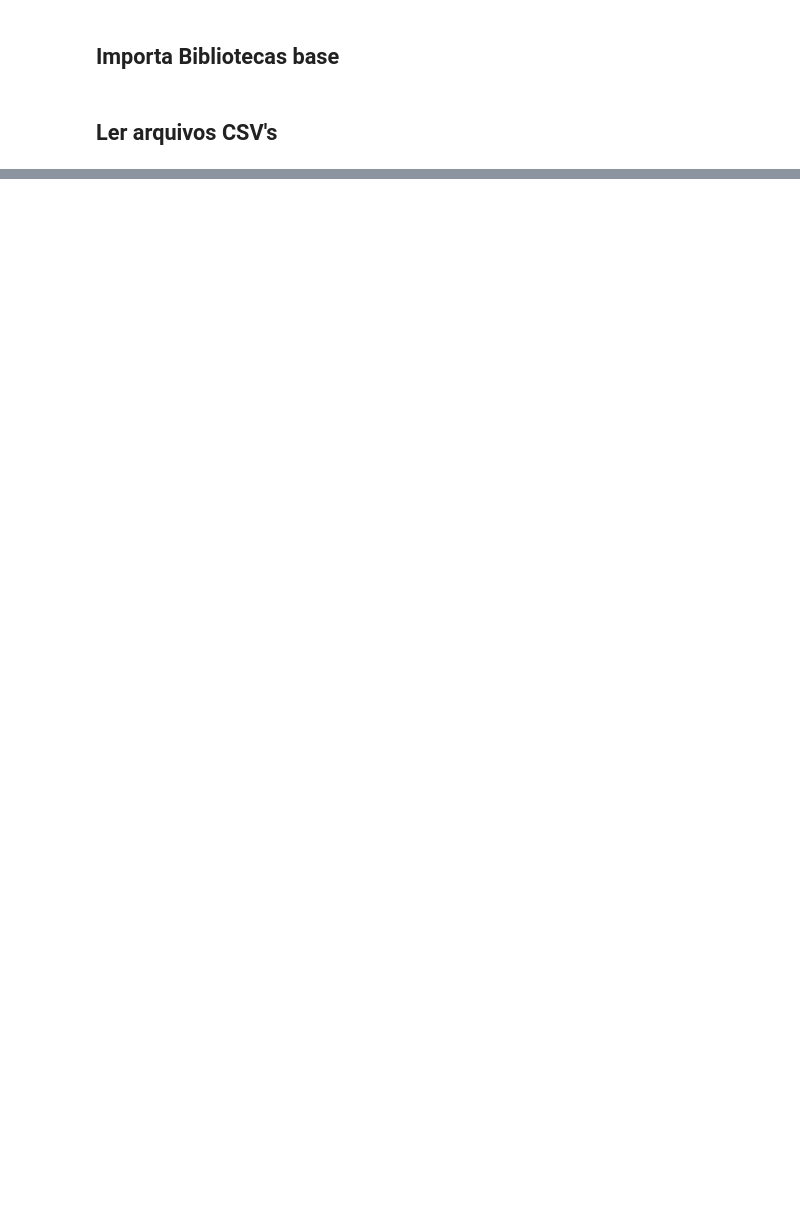
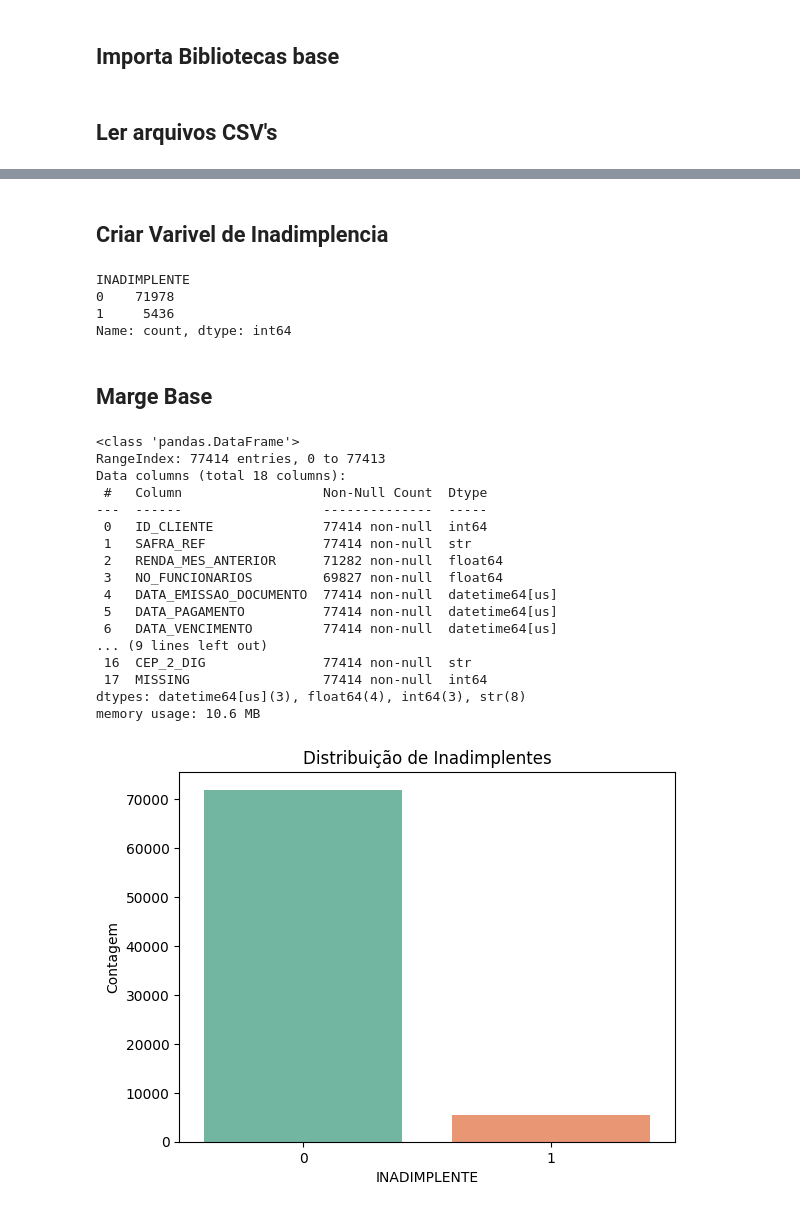
Before and after one commit to Cleyton-Nobre/datarisk-case-ds-junior, a Jupyter notebook: solution.ipynb, the cells around one changed output, grey strips where cells are left out. Drawn from its saved outputs; the diff is of its cells as text; code cells hidden in the pictures; blank space fills up the shorter version.

```diff
--- a/solution.ipynb
+++ b/solution.ipynb
@@ -326,0 +73,47 @@ data_pagamentos_desenvolvimento
+# %%
+base_pagamentos_desenvolvimento["DATA_EMISSAO_DOCUMENTO"] = pd.to_datetime(base_pagamentos_desenvolvimento["DATA_EMISSAO_DOCUMENTO"], errors="coerce")
+base_pagamentos_desenvolvimento["DATA_PAGAMENTO"] = pd.to_datetime(base_pagamentos_desenvolvimento["DATA_PAGAMENTO"], errors="coerce")
+base_pagamentos_desenvolvimento["DATA_VENCIMENTO"] = pd.to_datetime(base_pagamentos_desenvolvimento["DATA_VENCIMENTO"], errors="coerce")
+
+base_pagamentos_teste["DATA_EMISSAO_DOCUMENTO"] = pd.to_datetime(base_pagamentos_teste["DATA_EMISSAO_DOCUMENTO"], errors="coerce")
+base_pagamentos_teste["DATA_VENCIMENTO"] = pd.to_datetime(base_pagamentos_teste["DATA_VENCIMENTO"], errors="coerce")
+# %% [markdown]
+## Criar Varivel de Inadimplencia
+# %%
+base_pagamentos_desenvolvimento["INADIMPLENTE"] = (base_pagamentos_desenvolvimento["DATA_PAGAMENTO"] >= base_pagamentos_desenvolvimento["DATA_VENCIMENTO"]+pd.Timedelta(days=5)).astype(int)
+base_pagamentos_desenvolvimento["INADIMPLENTE"].value_counts()
+# %% [output]
+INADIMPLENTE
+0    71978
+1     5436
+Name: count, dtype: int64
+# %% [markdown]
+## Marge Base
+# %%
+base_mensal=pd.merge(base_info, base_pagamentos_desenvolvimento,  on=["ID_CLIENTE", "SAFRA_REF"], how="right")
+base_model = pd.merge(base_mensal, base_cadastros, on=["ID_CLIENTE"], how="inner")
+base_model["MISSING"] = np.zeros(len(base_model), dtype=int)
+sns.barplot(x=base_model["INADIMPLENTE"].value_counts().index, y=base_model["INADIMPLENTE"].value_counts().values,  hue=base_model["INADIMPLENTE"].value_counts().index,palette="Set2",
+    legend=False)
+plt.title("Distribuição de Inadimplentes")
+plt.ylabel("Contagem")
+base_model.info()
+# %% [output]
+<class 'pandas.DataFrame'>
+RangeIndex: 77414 entries, 0 to 77413
+Data columns (total 18 columns):
+ #   Column                  Non-Null Count  Dtype
+---  ------                  --------------  -----
+ 0   ID_CLIENTE              77414 non-null  int64
+ 1   SAFRA_REF               77414 non-null  str
+ 2   RENDA_MES_ANTERIOR      71282 non-null  float64
+ 3   NO_FUNCIONARIOS         69827 non-null  float64
+ 4   DATA_EMISSAO_DOCUMENTO  77414 non-null  datetime64[us]
+ 5   DATA_PAGAMENTO          77414 non-null  datetime64[us]
+ 6   DATA_VENCIMENTO         77414 non-null  datetime64[us]
+... (9 lines left out)
+ 16  CEP_2_DIG               77414 non-null  str
+ 17  MISSING                 77414 non-null  int64
+dtypes: datetime64[us](3), float64(4), int64(3), str(8)
+memory usage: 10.6 MB
+[figure, added]
```
Also changed, not shown: parts of 45 cells of this notebook, 1 other file.
